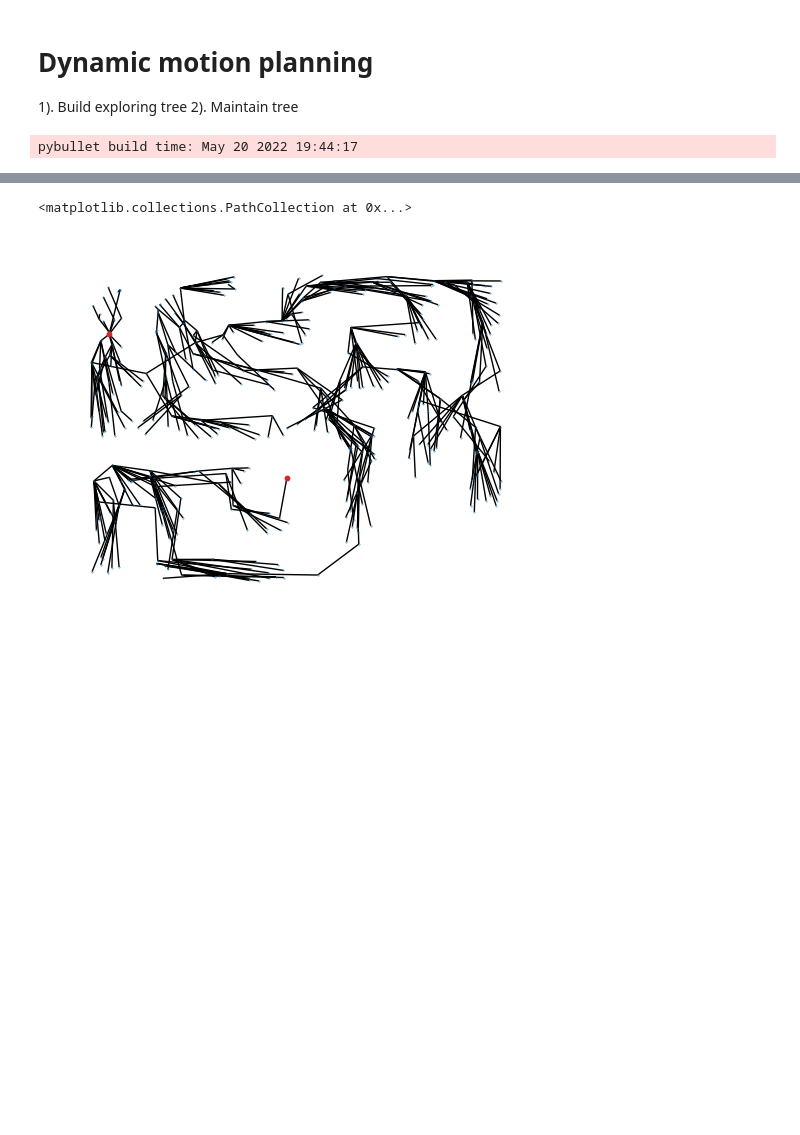
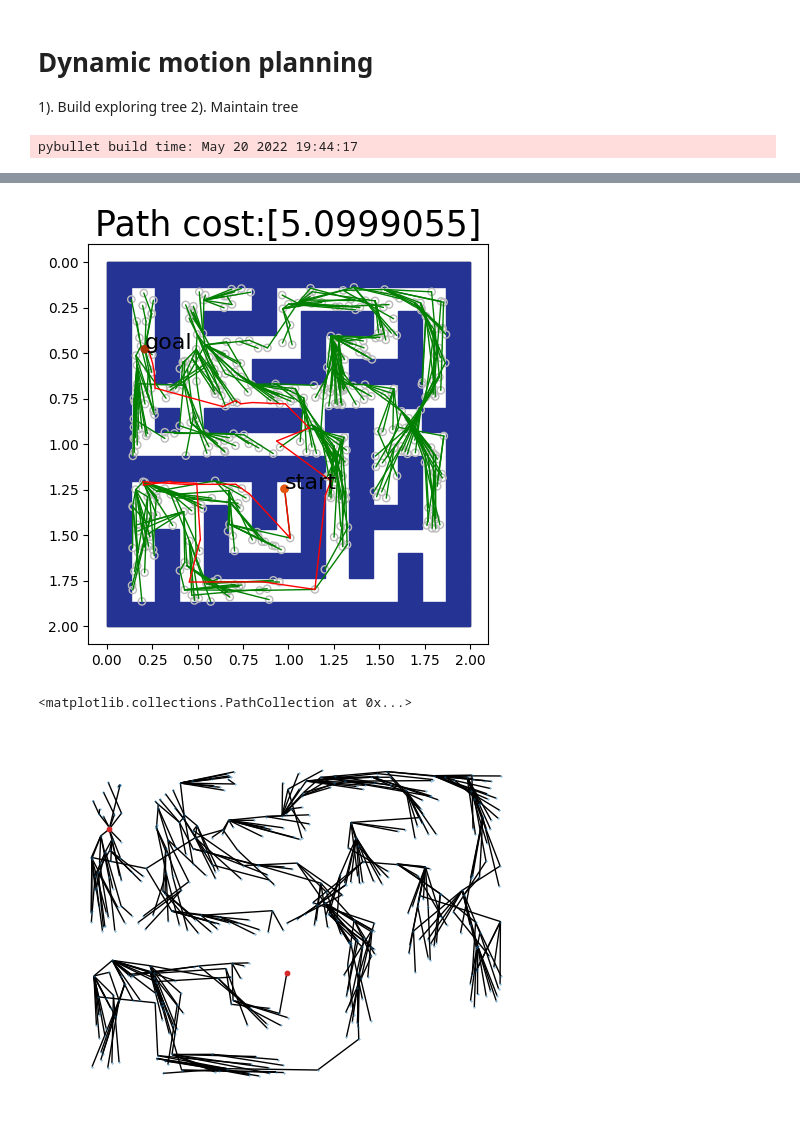
Before and after one commit to wenjinzhang/gnn-motion-planning, a Jupyter notebook: dynamic_motionplan.ipynb, the cells around one changed output, grey strips where cells are left out. Cells and saved outputs as stored; diff of their text form; code cells hidden in the pictures; blank space fills up the shorter version.

```diff
--- a/dynamic_motionplan.ipynb
+++ b/dynamic_motionplan.ipynb
@@ -335,3 +346,7 @@ plot_graph(explored_graph, env)
+# %%
+plot_graph(explored_graph, env, optim_path=smooth_path)
+# %% [output]
+[figure, added]
 # %%
 from matplotlib import pyplot
 pyplot.gca().invert_yaxis()
```
Also changed, not shown: parts of 4 cells of this notebook, 4 other files.
